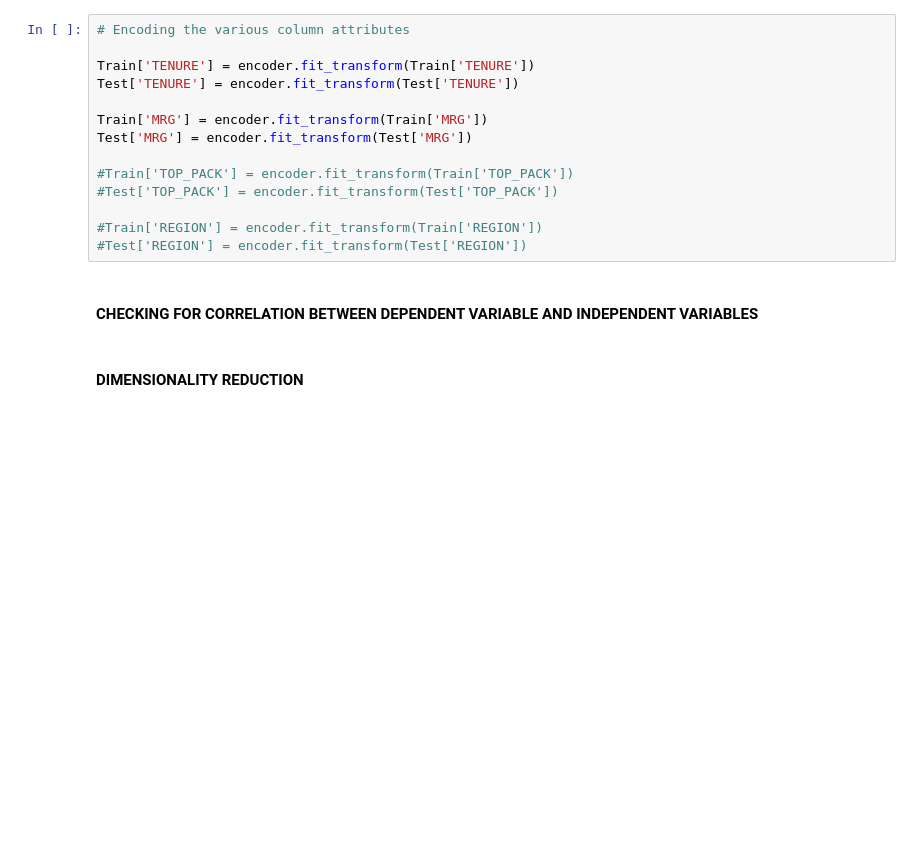
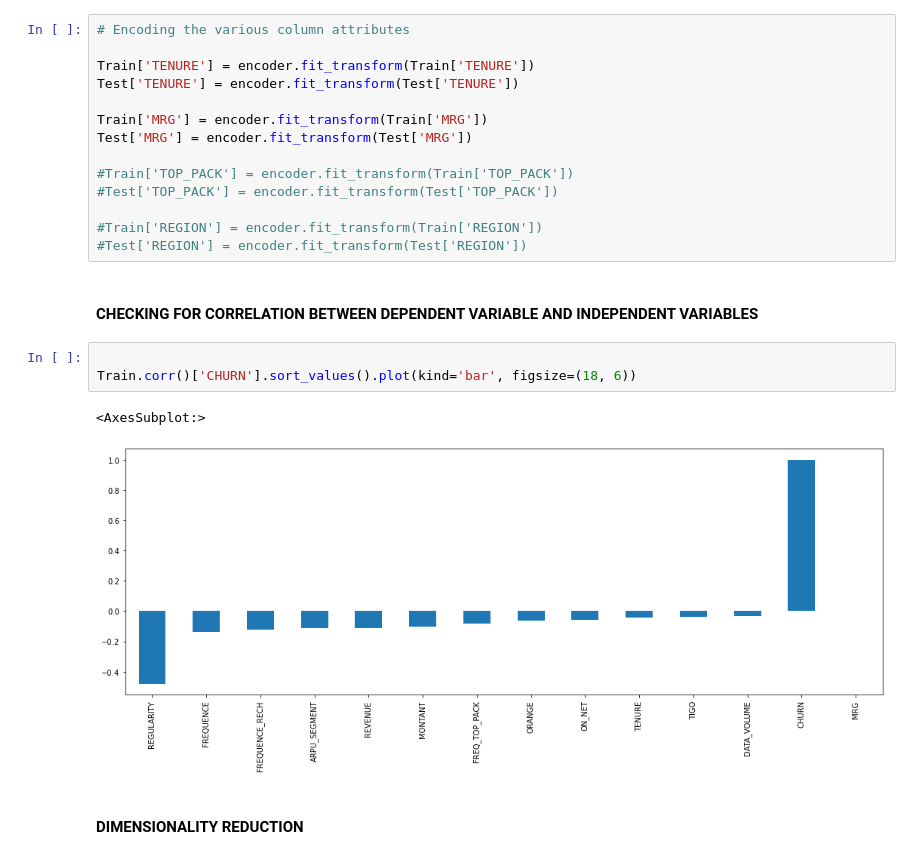
Before and after one commit to Kwabena-Kobiri/Expresso-prediction, a Jupyter notebook: Expresso_Churn_Prediction_With_Tensorflow.ipynb, the cells around one changed output. Cells and saved outputs as stored; diff of their text form; blank space fills up the shorter version.

```diff
--- a/Expresso_Churn_Prediction_With_Tensorflow.ipynb
+++ b/Expresso_Churn_Prediction_With_Tensorflow.ipynb
@@ -449,5 +443,11 @@ Test['MRG'] = encoder.fit_transform(Test['MRG'])
 #Test['REGION'] = encoder.fit_transform(Test['REGION'])
 # %% [markdown]
 #### CHECKING FOR CORRELATION BETWEEN DEPENDENT VARIABLE AND INDEPENDENT VARIABLES
+# %%
+
+Train.corr()['CHURN'].sort_values().plot(kind='bar', figsize=(18, 6))
+# %% [output]
+<AxesSubplot:>
+[figure, added]
 # %% [markdown]
 #### DIMENSIONALITY REDUCTION
```
Also changed, not shown: parts of 3 cells of this notebook.
